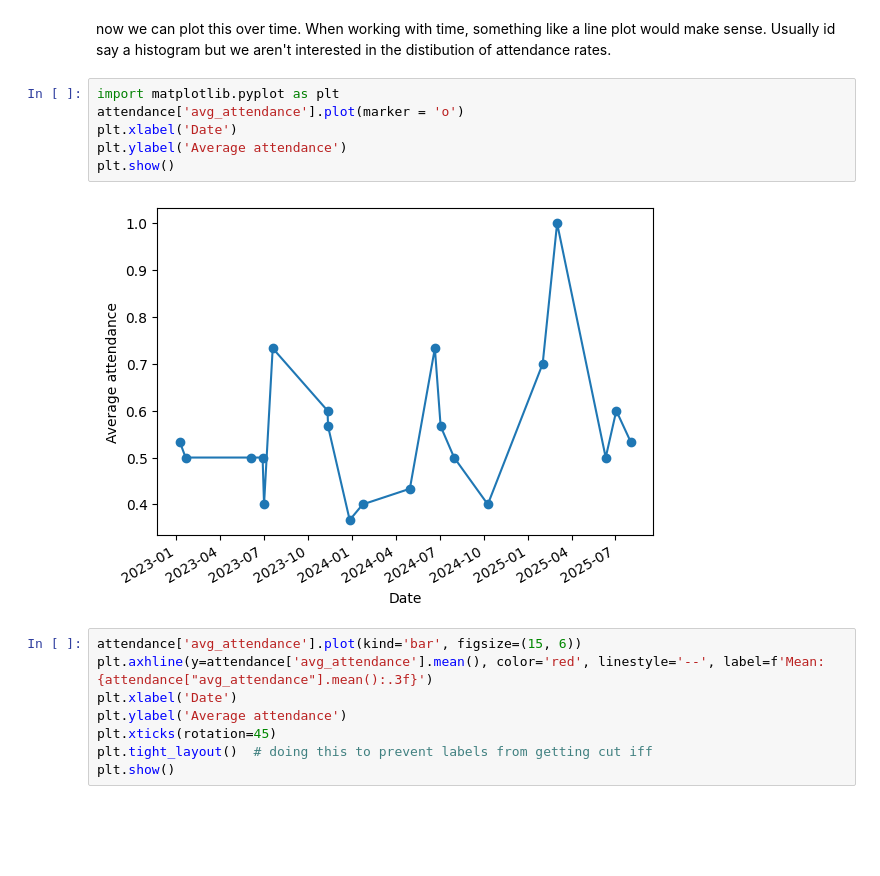
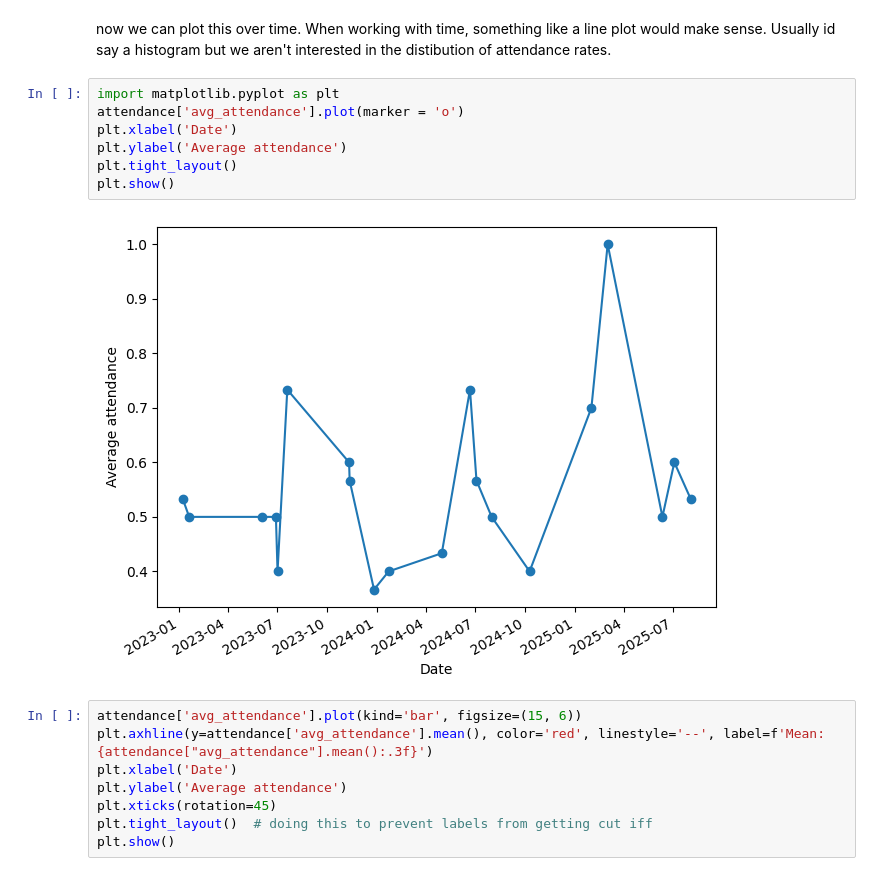
Before and after one commit to shayeliza/datascience_mid_term_sum, a Jupyter notebook: summative1.ipynb, the cells around one changed output. Drawn from its saved outputs; the diff is of its cells as text; blank space fills up the shorter version.

```diff
--- a/summative1.ipynb
+++ b/summative1.ipynb
@@ -456,11 +456,12 @@ now we can plot this over time. When working with time, something like a line pl
 # %%
 import matplotlib.pyplot as plt
 attendance['avg_attendance'].plot(marker = 'o')
 plt.xlabel('Date')
 plt.ylabel('Average attendance')
+plt.tight_layout()
 plt.show()
 # %% [output]
-[figure, old version]
+[figure, new version]
 # %%
 attendance['avg_attendance'].plot(kind='bar', figsize=(15, 6))
 plt.axhline(y=attendance['avg_attendance'].mean(), color='red', linestyle='--', label=f'Mean: {attendance["avg_attendance"].mean():.3f}')
```
Also changed, not shown: parts of 4 cells of this notebook, 1 other file.
